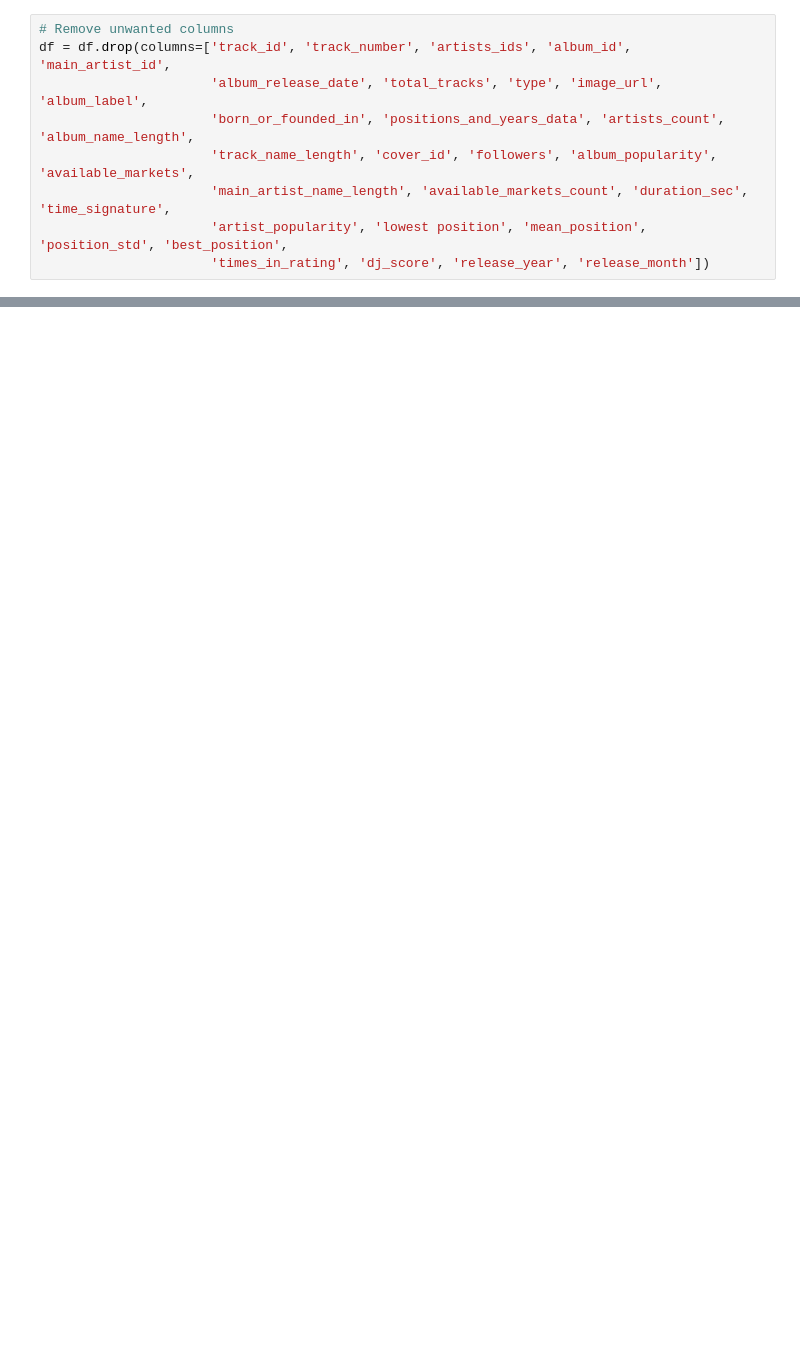
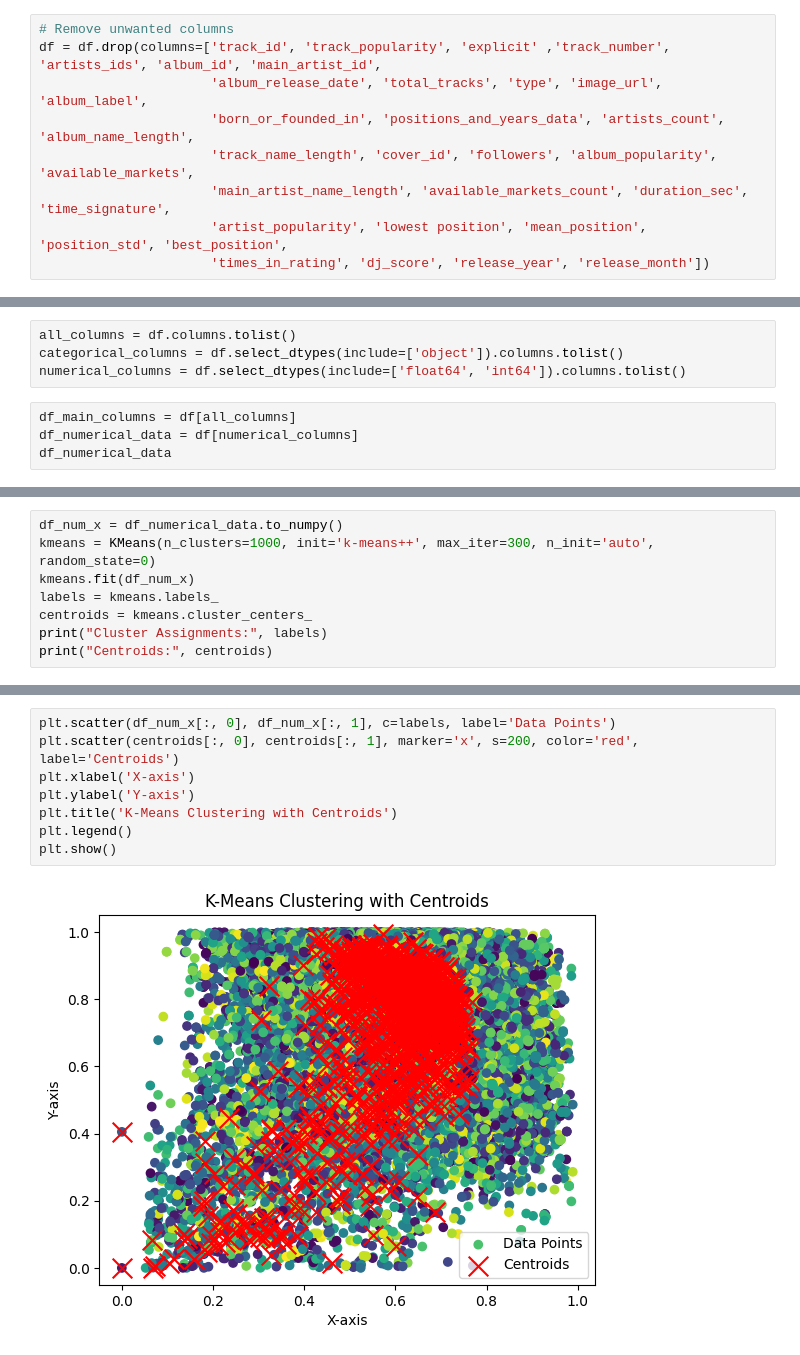
Before and after one commit to sugandhpurohit/BHMLAI_Capstone1, a Jupyter notebook: Capstone1.ipynb, the cells around one changed output, grey strips where cells are left out. Drawn from its saved outputs; the diff is of its cells as text; blank space fills up the shorter version.

```diff
--- a/Capstone1.ipynb
+++ b/Capstone1.ipynb
@@ -37,6 +29,6 @@ df.shape
 # %%
 # Remove unwanted columns
-df = df.drop(columns=['track_id', 'track_number', 'artists_ids', 'album_id', 'main_artist_id',
+df = df.drop(columns=['track_id', 'track_popularity', 'explicit' ,'track_number', 'artists_ids', 'album_id', 'main_artist_id',
                       'album_release_date', 'total_tracks', 'type', 'image_url', 'album_label',
                       'born_or_founded_in', 'positions_and_years_data', 'artists_count', 'album_name_length',
                       'track_name_length', 'cover_id', 'followers', 'album_popularity', 'available_markets',
@@ -88,0 +106,8 @@ Numerical Columns:  ['track_popularity', 'danceability', 'energy', 'key', 'loudn
+# %%
+all_columns = df.columns.tolist()
+categorical_columns = df.select_dtypes(include=['object']).columns.tolist()
+numerical_columns = df.select_dtypes(include=['float64', 'int64']).columns.tolist()
+# %%
+df_main_columns = df[all_columns]
+df_numerical_data = df[numerical_columns]
+df_numerical_data
@@ -88,0 +128,8 @@ Numerical Columns:  ['track_popularity', 'danceability', 'energy', 'key', 'loudn
+# %%
+df_num_x = df_numerical_data.to_numpy()
+kmeans = KMeans(n_clusters=1000, init='k-means++', max_iter=300, n_init='auto', random_state=0)
+kmeans.fit(df_num_x)
+labels = kmeans.labels_
+centroids = kmeans.cluster_centers_
+print("Cluster Assignments:", labels)
+print("Centroids:", centroids)
@@ -88,0 +151,10 @@ Numerical Columns:  ['track_popularity', 'danceability', 'energy', 'key', 'loudn
+# %%
+plt.scatter(df_num_x[:, 0], df_num_x[:, 1], c=labels, label='Data Points')
+plt.scatter(centroids[:, 0], centroids[:, 1], marker='x', s=200, color='red', label='Centroids')
+plt.xlabel('X-axis')
+plt.ylabel('Y-axis')
+plt.title('K-Means Clustering with Centroids')
+plt.legend()
+plt.show()
+# %% [output]
+[figure, added]
```
Also changed, not shown: parts of 20 cells of this notebook.
